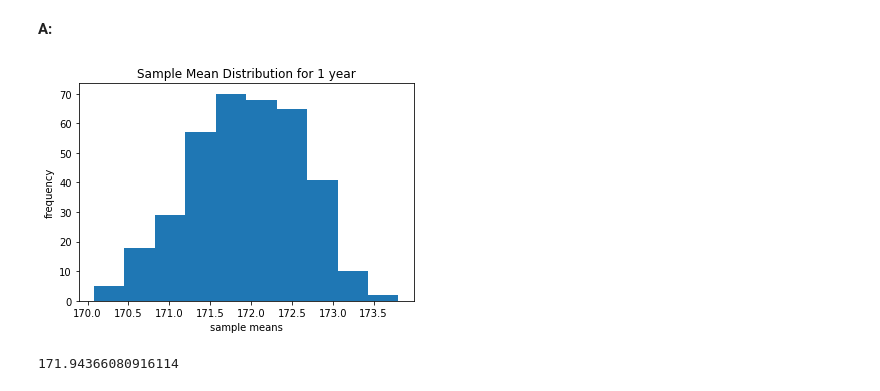
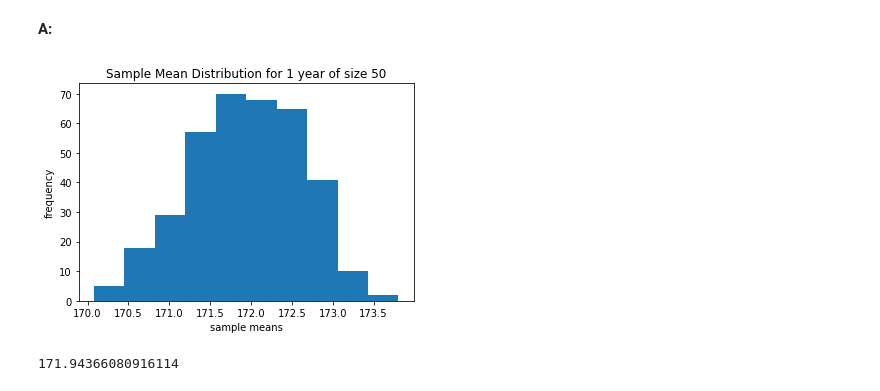
Before and after one commit to rime11/springboard, a Jupyter notebook: Frequentist Case Study/Frequentist Inference Case Study - Part A.ipynb, the cells around one changed output. Drawn from its saved outputs; the diff is of its cells as text; code cells hidden in the pictures.

```diff
--- a/Frequentist Case Study/Frequentist Inference Case Study - Part A.ipynb
+++ b/Frequentist Case Study/Frequentist Inference Case Study - Part A.ipynb
@@ -193,7 +193,7 @@ _ = plt.axvline(172-10, color='r', linestyle='-.')
 Now, 50,000 people is rather a lot to chase after with a tape measure. If all you want to know is the average height of the townsfolk, then can you just go out and measure a sample to get a pretty good estimate of the average height?
 # %%
 def townsfolk_sampler(n):
-    return np.random.choice(pop_heights, n)
+    return np.random.choice(town_47, n)
 # %% [markdown]
 Let's say you go out one day and randomly sample 10 people to measure.
 # %%
@@ -229,10 +227,12 @@ sample_means = []
+# %%
+sample_means_10 = []
 # %%
 seed(47)
 # take your samples here
 for i in range(365):
     mu = np.mean(townsfolk_sampler(10))
-    sample_means.append(mu)
-len(sample_means)
+    sample_means_10.append(mu)
+len(sample_means_10)
 # %% [output]
 365
 # %%
@@ -265,15 +265,15 @@ __A:__
 # %%
 seed(47)
 # calculate daily means from the larger sample size here
-sample_means = []
+sample_means_50 = []
 for i in range(365):
     mu = np.mean(townsfolk_sampler(50))
-    sample_means.append(mu)
+    sample_means_50.append(mu)
 # %%
-plt.hist(sample_means,bins=10)
+plt.hist(sample_means_50,bins=10)
 plt.xlabel('sample means')
 plt.ylabel('frequency')
-plt.title('Sample Mean Distribution for 1 year');
+plt.title('Sample Mean Distribution for 1 year of size 50');
 # %% [output]
-[figure, old version]
+[figure, new version]
 # %%
```
Also changed, not shown: parts of 16 cells of this notebook.
